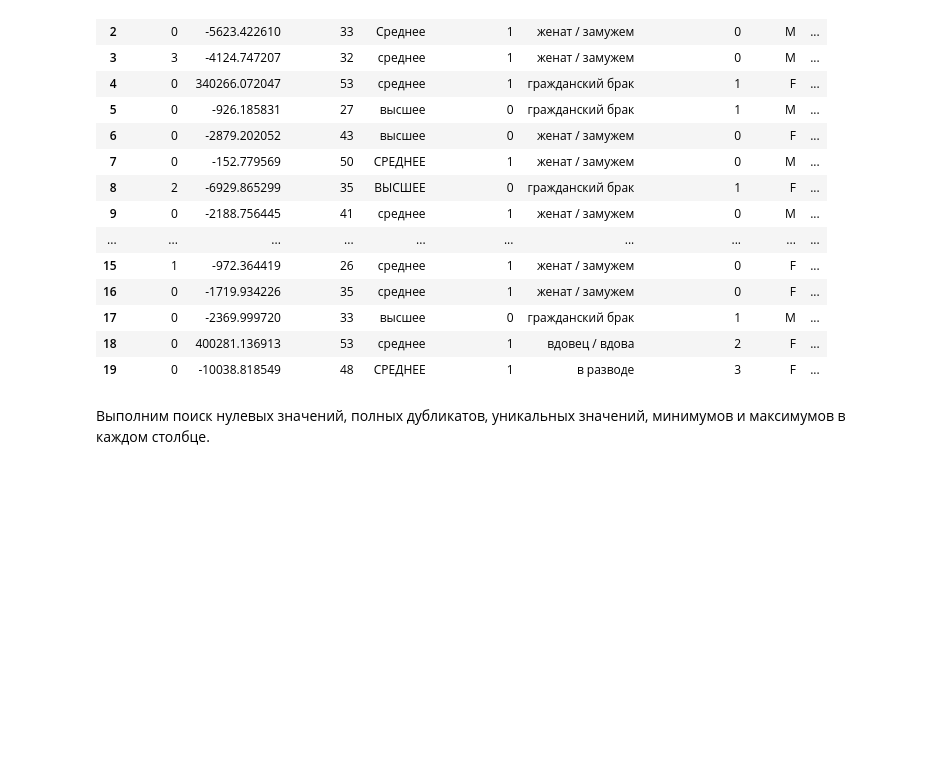
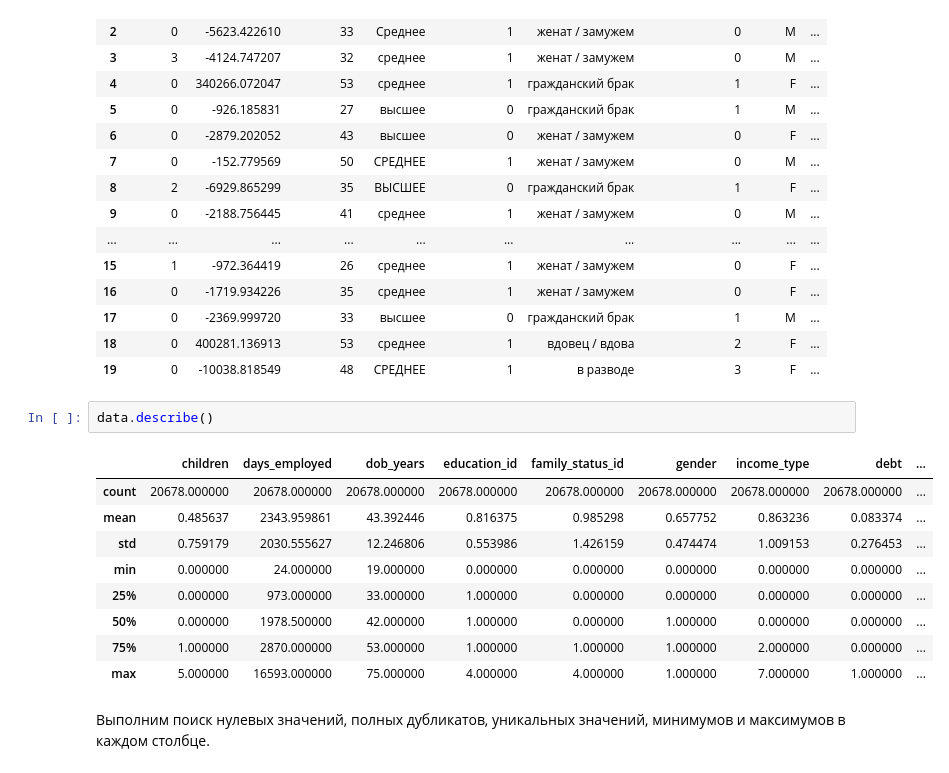
Before and after one commit to Andrew99630/bank_research, a Jupyter notebook: bank_research.ipynb, the cells around one changed output. Saved outputs shown, nothing was run; the diff lists cells and outputs as text; blank space fills up the shorter version.

```diff
--- a/bank_research.ipynb
+++ b/bank_research.ipynb
@@ -55,6 +70,18 @@ memory usage: 2.0+ MB
 | 17 | 0 | -2369.999720 | 33 | высшее | 0 | гражданский брак | 1 | M | ... |
 | 18 | 0 | 400281.136913 | 53 | среднее | 1 | вдовец / вдова | 2 | F | ... |
 | 19 | 0 | -10038.818549 | 48 | СРЕДНЕЕ | 1 | в разводе | 3 | F | ... |
+# %%
+data.describe()
+# %% [output]
+|  | children | days_employed | dob_years | education_id | family_status_id | gender | income_type | debt | ... |
+| count | 20678.000000 | 20678.000000 | 20678.000000 | 20678.000000 | 20678.000000 | 20678.000000 | 20678.000000 | 20678.000000 | ... |
+| mean | 0.485637 | 2343.959861 | 43.392446 | 0.816375 | 0.985298 | 0.657752 | 0.863236 | 0.083374 | ... |
+| std | 0.759179 | 2030.555627 | 12.246806 | 0.553986 | 1.426159 | 0.474474 | 1.009153 | 0.276453 | ... |
+| min | 0.000000 | 24.000000 | 19.000000 | 0.000000 | 0.000000 | 0.000000 | 0.000000 | 0.000000 | ... |
+| 25% | 0.000000 | 973.000000 | 33.000000 | 1.000000 | 0.000000 | 0.000000 | 0.000000 | 0.000000 | ... |
+| 50% | 0.000000 | 1978.500000 | 42.000000 | 1.000000 | 0.000000 | 1.000000 | 0.000000 | 0.000000 | ... |
+| 75% | 1.000000 | 2870.000000 | 53.000000 | 1.000000 | 1.000000 | 1.000000 | 2.000000 | 0.000000 | ... |
+| max | 5.000000 | 16593.000000 | 75.000000 | 4.000000 | 4.000000 | 1.000000 | 7.000000 | 1.000000 | ... |
 # %% [markdown]
 Выполним поиск нулевых значений, полных дубликатов, уникальных значений, минимумов и максимумов в каждом столбце.
 # %%
```
Also changed, not shown: parts of 36 cells of this notebook.
